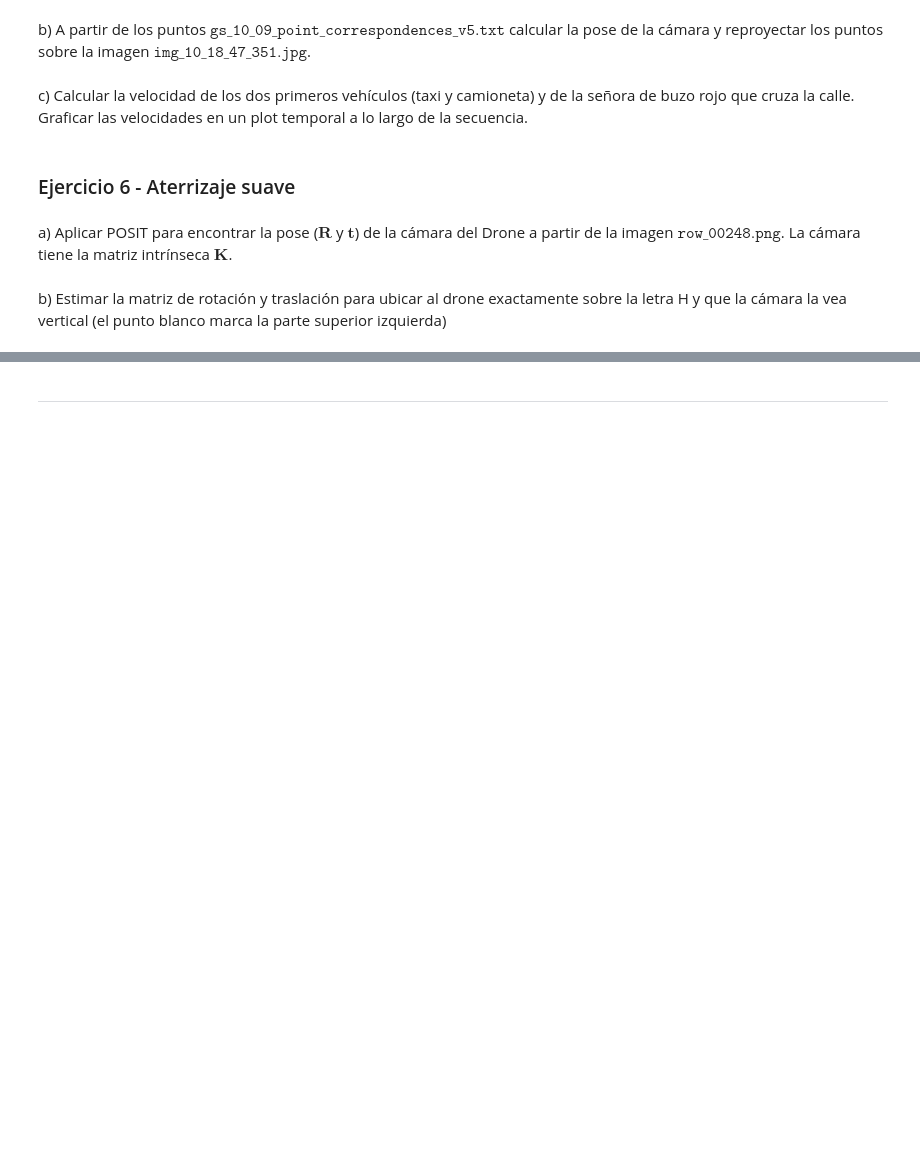
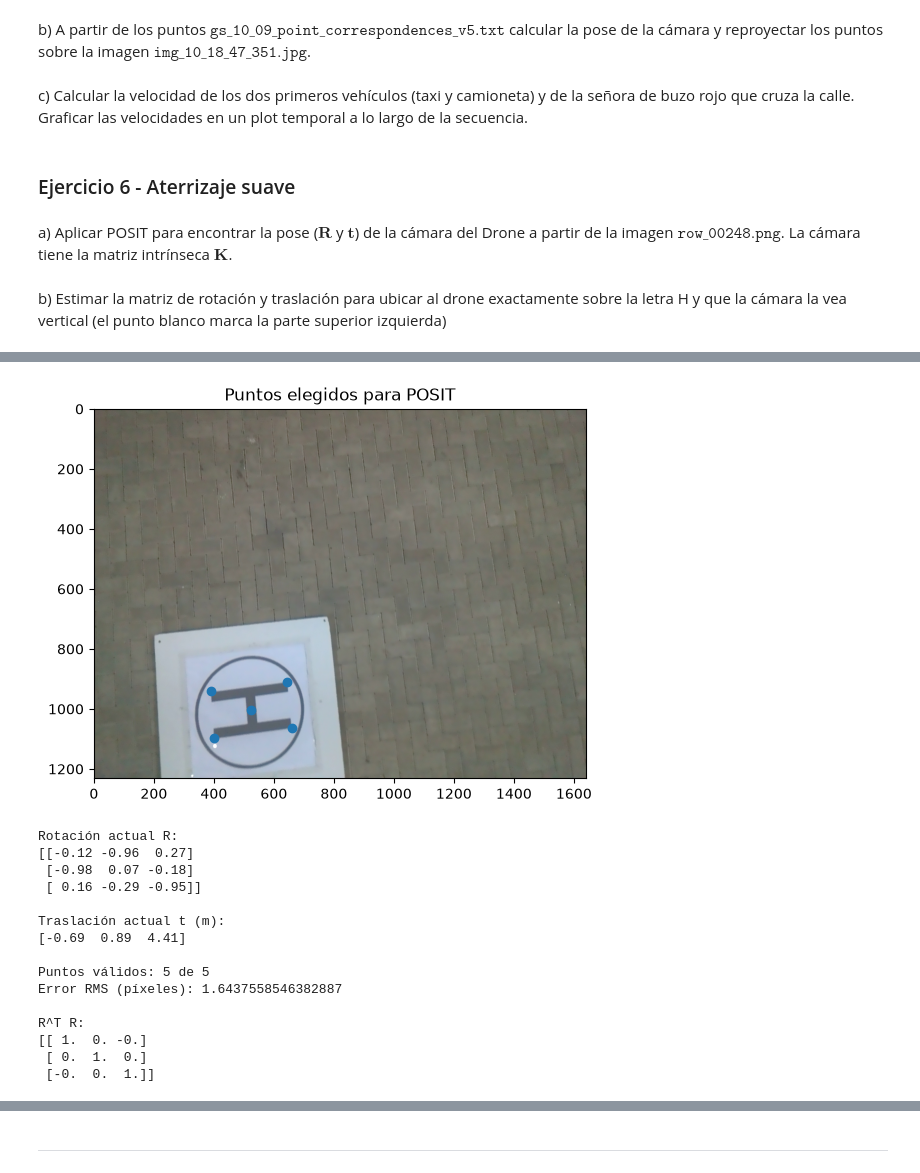
Before and after one commit to isluly/TP-ALC, a Jupyter notebook: grupo_XX_TP.ipynb, the cells around one changed output, grey strips where cells are left out. Drawn from its saved outputs; the diff is of its cells as text; code cells hidden in the pictures; blank space fills up the shorter version.

Commit message:
avanzo ejercicio 6

```diff
--- a/grupo_XX_TP.ipynb
+++ b/grupo_XX_TP.ipynb
@@ -674,0 +690,68 @@ b) Estimar la matriz de rotación y traslación para ubicar al drone exactamente
+# %%
+# Ejercicio 6.a - Aplicación de POSIT a los puntos de la H
+import dron as dron
+import matplotlib.pyplot as plt
+import matplotlib.image as mpimg
+
+ruta_heli = "heli"
+
+# Datos tridimensionales: columnas U, V, W de object_points.csv (en metros)
+objPts_dron = np.loadtxt(
+    os.path.join(ruta_heli, "object_points.csv"),
+    delimiter=";", skiprows=1, usecols=(1, 2, 3)
+)
+
+# Coordenadas observadas en row_00248.png, en el mismo orden que objPts_dron
+imgPts_dron = np.array([
+    [524, 1002],  # centro de la H
+    [400, 1097],  # superior izquierda: punto blanco
+    [389,  941],  # superior derecha
+    [644,  911],  # inferior derecha
+    [660, 1062]   # inferior izquierda
+], dtype=float)
+
+K_dron = np.loadtxt(os.path.join(ruta_heli, "K.csv"), delimiter=";")
+
+# Visualización de las correspondencias elegidas
+imagen_dron = mpimg.imread(os.path.join(ruta_heli, "row_00248.png"))
+plt.figure()
+plt.imshow(imagen_dron)
+plt.scatter(imgPts_dron[:, 0], imgPts_dron[:, 1])
+plt.title("Puntos elegidos para POSIT")
+plt.show()
+
+# Estimamos la pose actual
+pose_dron = dron.aplicarPOSIT(objPts_dron, imgPts_dron, K_dron, MaxIt=50, atol=1e-4)
+if pose_dron is None:
+    raise ValueError("POSIT no encontró una pose válida para las correspondencias dadas")
+R_dron, t_dron = pose_dron
+
+validas_dron, rms_dron = dron.evaluarPose(
+    R_dron, t_dron, objPts_dron, imgPts_dron, K_dron
+)
+
+print("Rotación actual R:")
+print(R_dron)
+print("\nTraslación actual t (m):")
+print(t_dron)
+print("\nPuntos válidos:", validas_dron, "de", len(objPts_dron))
+print("Error RMS (píxeles):", rms_dron)
+print("\nR^T R:")
+print(alc.multiplicacion_matrices(alc.transpuesta(R_dron), R_dron))
+# %% [output]
+[figure, added]
+Rotación actual R:
+[[-0.12 -0.96  0.27]
+ [-0.98  0.07 -0.18]
+ [ 0.16 -0.29 -0.95]]
+
+Traslación actual t (m):
+[-0.69  0.89  4.41]
+
+Puntos válidos: 5 de 5
+Error RMS (píxeles): 1.6437558546382887
+
+R^T R:
+[[ 1.  0. -0.]
+ [ 0.  1.  0.]
+ [-0.  0.  1.]]
```
Also changed, not shown: parts of 6 cells of this notebook, 1 other file.
